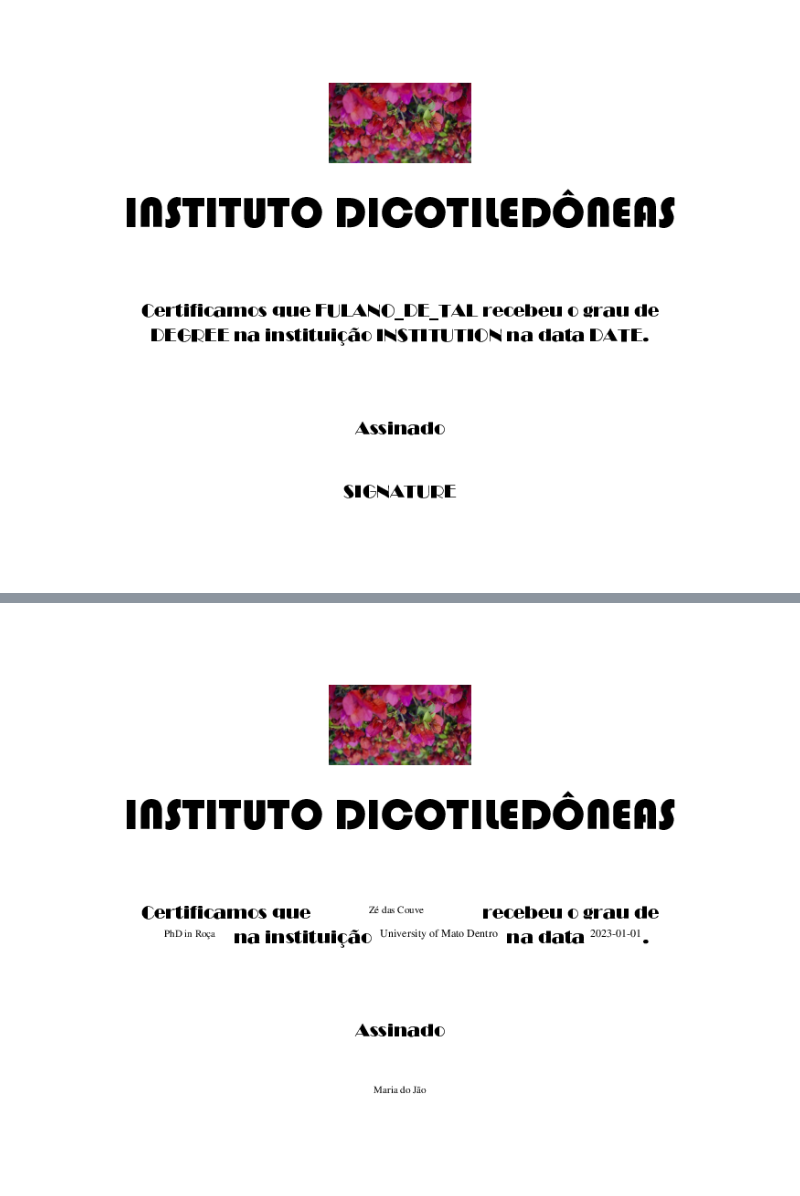
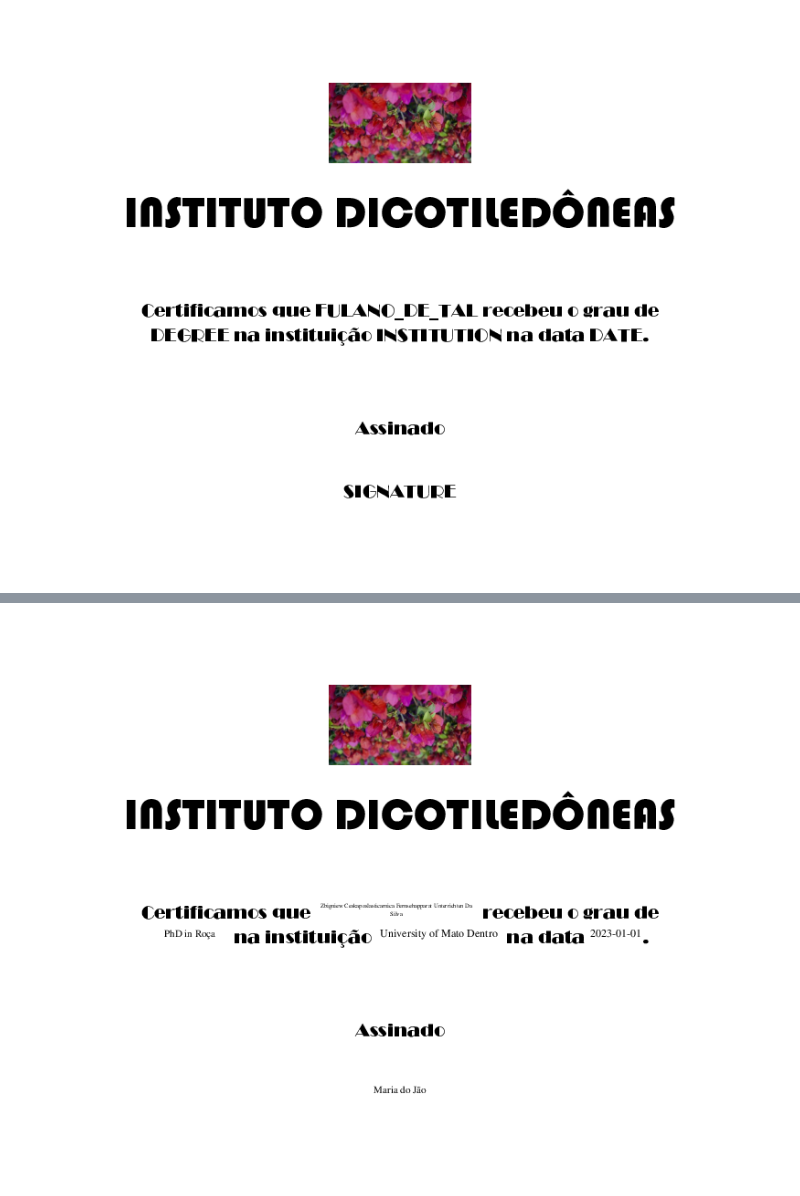
Before and after one commit to azelenkovas/templates-celery, a Jupyter notebook: notebooks/notebooks.ipynb, the cells around one changed output, grey strips where cells are left out. Saved outputs shown, nothing was run; the diff lists cells and outputs as text; code cells hidden in the pictures.

```diff
--- a/notebooks/notebooks.ipynb
+++ b/notebooks/notebooks.ipynb
@@ -30,20 +34,20 @@ WImage(filename='../notebooks/example.pdf')
 # %%
 import base64
 import tempfile
 
 template_service = TemplateService()
 template = Template(id = 1, name = "Example Template", pdf_file = base64.b64encode(open('../notebooks/example.pdf', 'rb').read()).decode())
 template_service.replace_template_fields(template,
         {
-                "FULANO_DE_TAL": "Zé das Couve",
+                "FULANO_DE_TAL": "Zbigniew Ceskaposlasticarnica Fernsehapparat Unterrichten Da Silva",
                 "DEGREE": "PhD in Roça",
                 "INSTITUTION": "University of Mato Dentro",
                 "SIGNATURE": "Maria do Jão",
                 "DATE": "2023-01-01"
         }
 )
 output_file = os.path.join(tempfile.gettempdir(), "output.pdf")
 open(output_file, "wb").write(template.pdf_file)
 WImage(filename=output_file)
 # %% [output]
-[figure, old version]
+[figure, new version]
```
Also changed, not shown: parts of 4 cells of this notebook, 10 other files.
